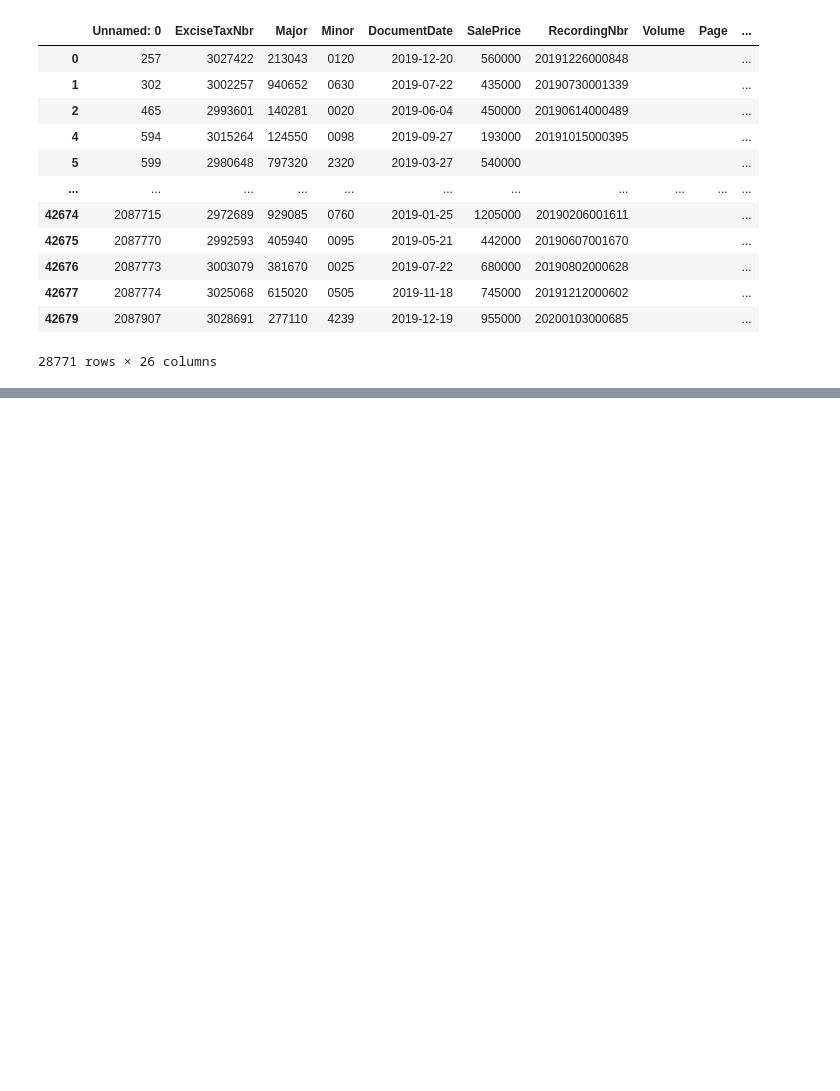
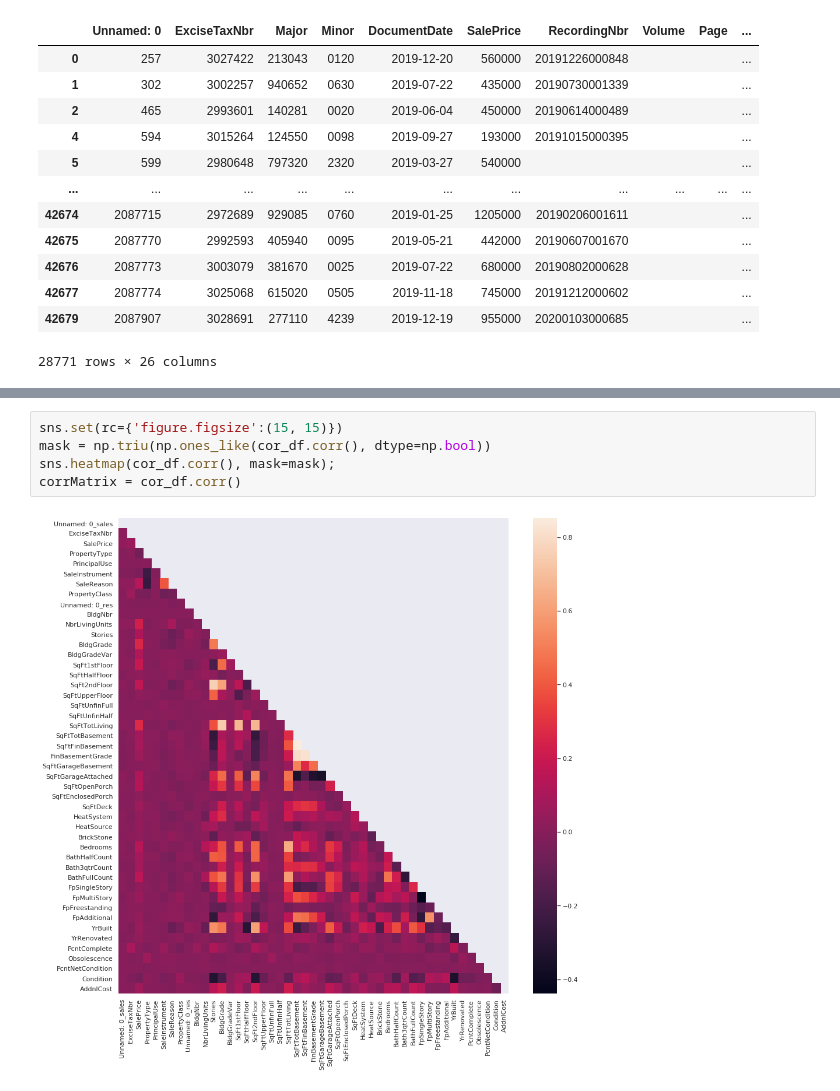
Before and after one commit to chum46/housing_sales_king_county, a Jupyter notebook: notebooks/exploratory/03_mef_noise_correlation.ipynb, the cells around one changed output, grey strips where cells are left out. Saved outputs shown, nothing was run; the diff lists cells and outputs as text; blank space fills up the shorter version.

```diff
--- a/notebooks/exploratory/03_mef_noise_correlation.ipynb
+++ b/notebooks/exploratory/03_mef_noise_correlation.ipynb
@@ -377,0 +369,7 @@ res_sales[res_sales['SalePrice']!=0]
+# %%
+sns.set(rc={'figure.figsize':(15, 15)})
+mask = np.triu(np.ones_like(cor_df.corr(), dtype=np.bool))
+sns.heatmap(cor_df.corr(), mask=mask);
+corrMatrix = cor_df.corr()
+# %% [output]
+[figure, added]
```
Also changed, not shown: parts of 7 cells of this notebook, 2 other files.
